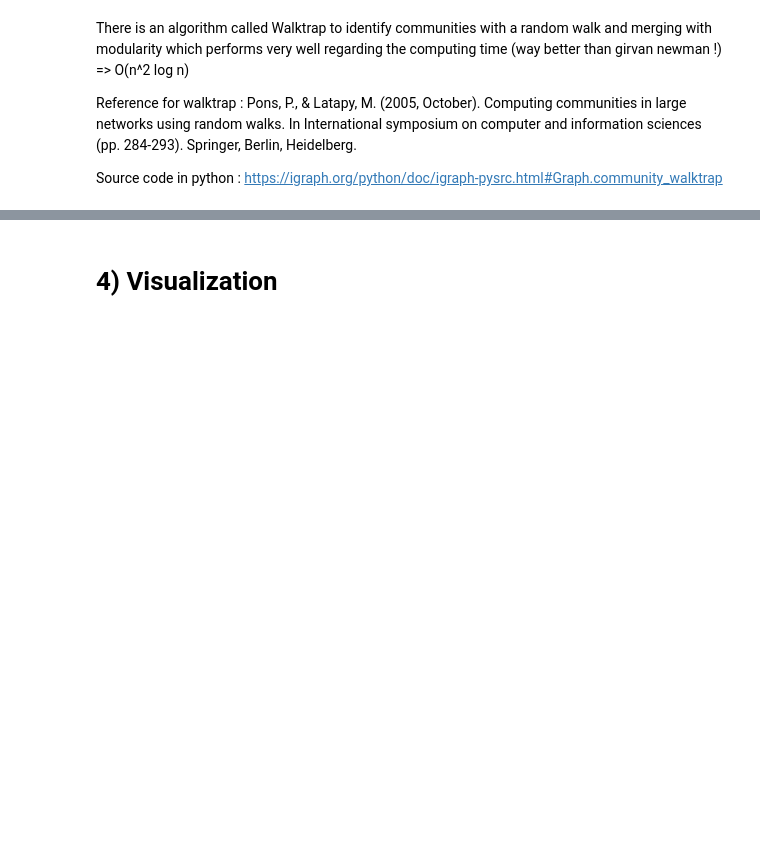
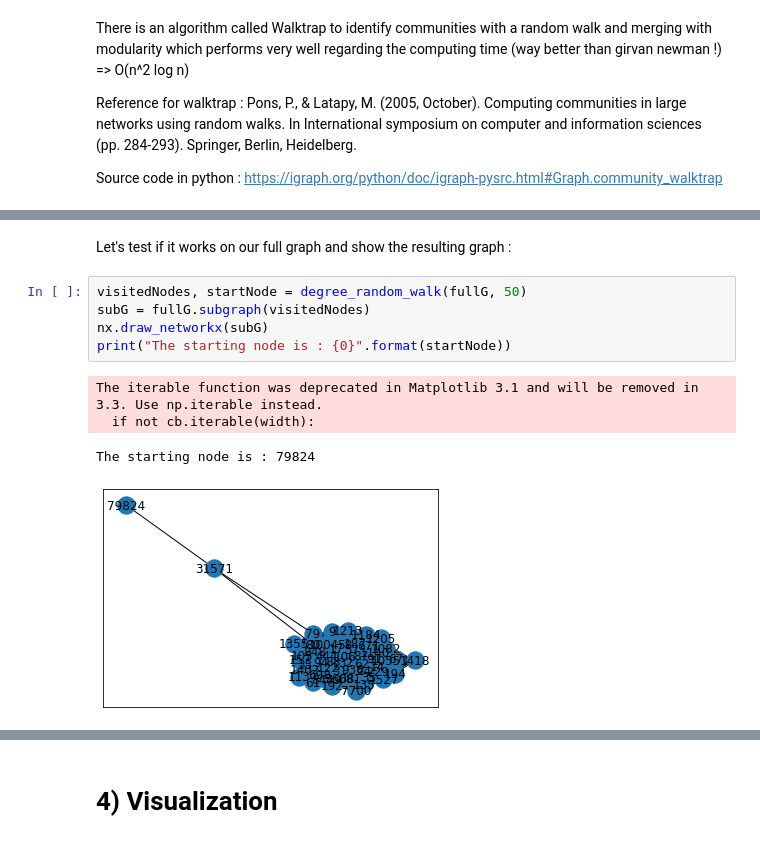
Before and after one commit to SocialMediaAnalytics2020/Project, a Jupyter notebook: Social Media Analytics Project.ipynb, the cells around one changed output, grey strips where cells are left out. Cells and saved outputs as stored; diff of their text form; blank space fills up the shorter version.

```diff
--- a/Social Media Analytics Project.ipynb
+++ b/Social Media Analytics Project.ipynb
@@ -623,0 +718,12 @@ Source code in python : https://igraph.org/python/doc/igraph-pysrc.html#Graph.co
+# %% [markdown]
+Let's test if it works on our full graph and show the resulting graph :
+# %%
+visitedNodes, startNode = degree_random_walk(fullG, 50)
+subG = fullG.subgraph(visitedNodes)
+nx.draw_networkx(subG)
+print("The starting node is : {0}".format(startNode))
+# %% [output]
+The iterable function was deprecated in Matplotlib 3.1 and will be removed in 3.3. Use np.iterable instead.
+  if not cb.iterable(width):
+The starting node is : 79824
+[figure, added]
```
Also changed, not shown: parts of 23 cells of this notebook.
